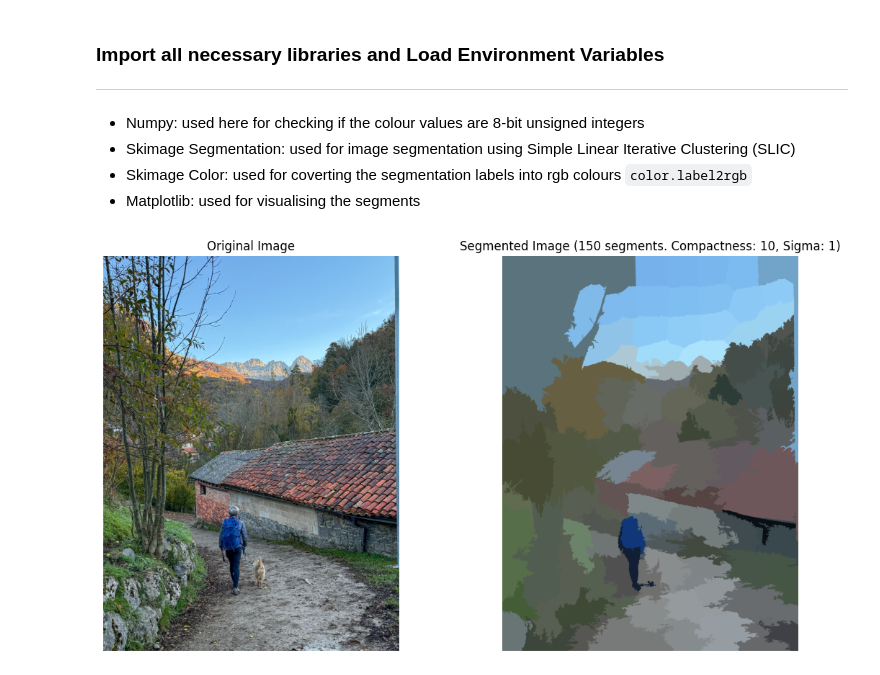
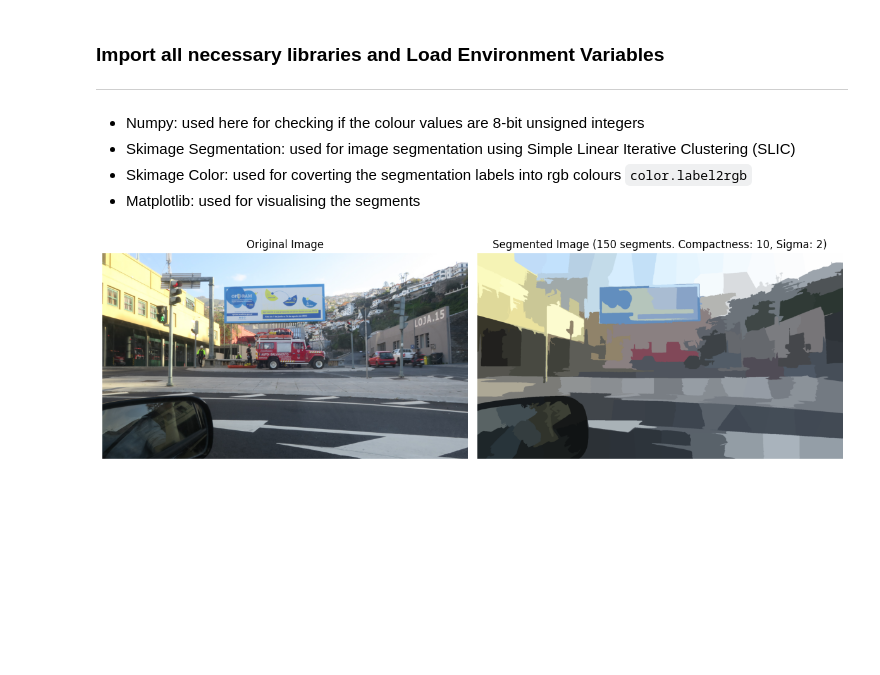
Before and after one commit to tom-gemini-cloud/conl725_computer_vision, a Jupyter notebook: simple_image_features/visual_segmentation_nb.ipynb, the cells around one changed output. Saved outputs shown, nothing was run; the diff lists cells and outputs as text; code cells hidden in the pictures; blank space fills up the shorter version.

Commit message:
Update image segmentation notebook: Change image name to 'madrid_street.jpg' and adjust sigma parameter to 2.

```diff
--- a/simple_image_features/visual_segmentation_nb.ipynb
+++ b/simple_image_features/visual_segmentation_nb.ipynb
@@ -59,17 +59,17 @@ def segment_and_view_image(image_path, n_segments=100, compactness=10, sigma=2):
 # %%
 
 if __name__ == "__main__":
-    image_name = "den_and_yabby.jpg"
+    image_name = "madrid_street.jpg"
     image_path = f"{image_directory}/{image_name}"
 
     # Error checking for image path and loading
     if not os.path.exists(image_path):
         print(f"Error: Image not found at {image_path}")
         exit(1)
 
     try:
-        segment_and_view_image(image_path, n_segments=150, compactness=10, sigma=1)
+        segment_and_view_image(image_path, n_segments=150, compactness=10, sigma=2)
     except Exception as e:
         print(f"Error processing image: {str(e)}")
 # %% [output]
-[figure, old version]
+[figure, new version]
```
Also changed, not shown: 1 other file.
